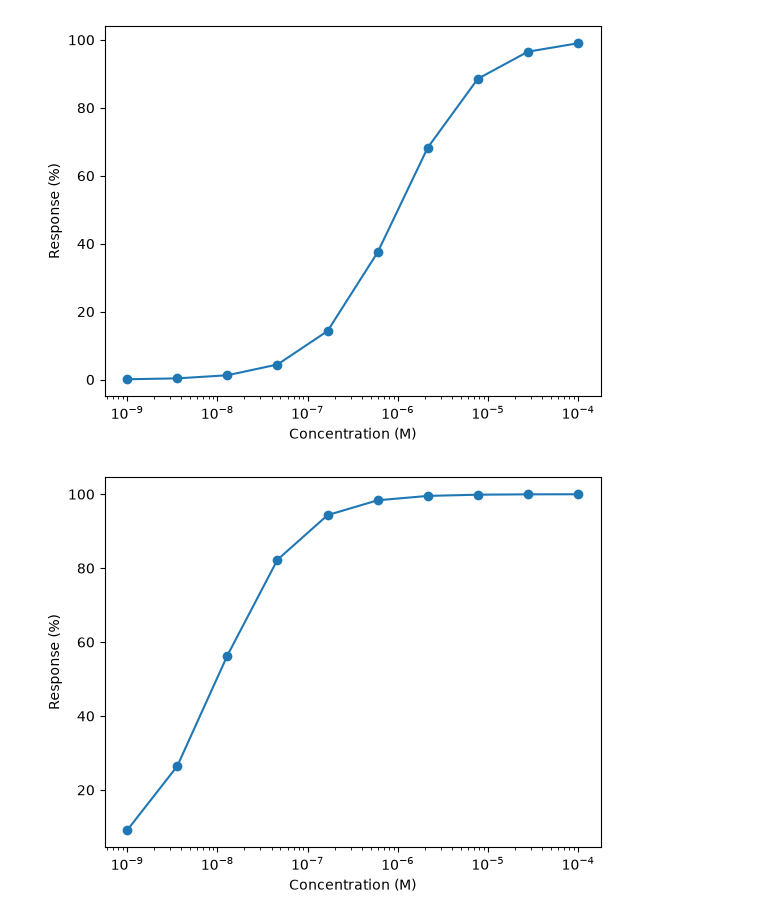
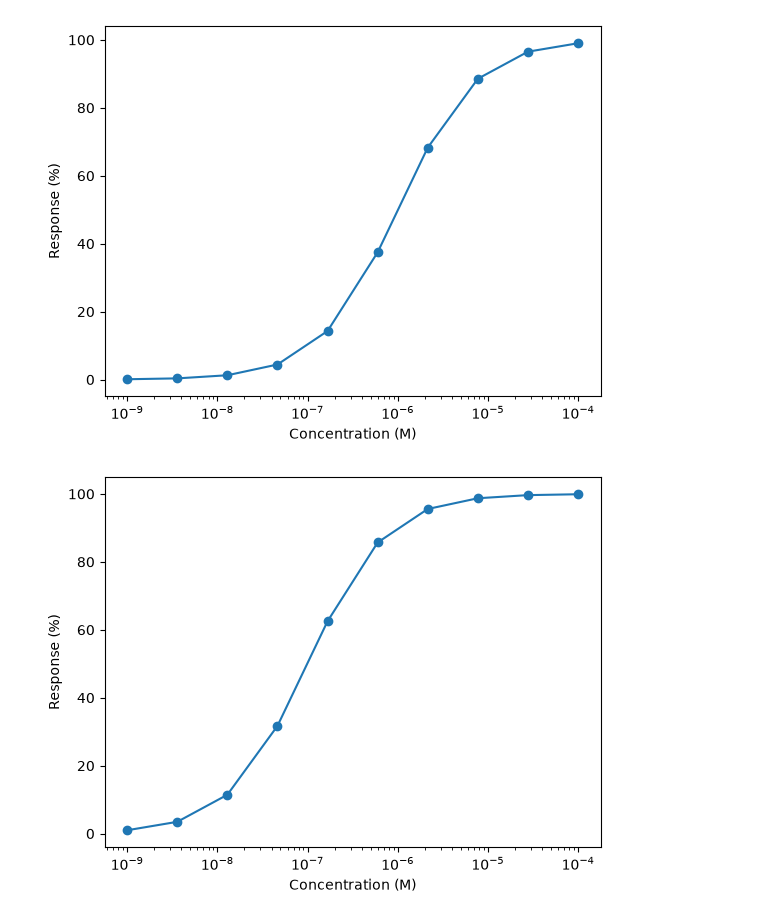
Before and after one commit to Kyan-Huang/python_learning, a Jupyter notebook: day1.ipynb, the cells around one changed output. Cells and saved outputs as stored; diff of their text form; code cells hidden in the pictures.

```diff
--- a/day1.ipynb
+++ b/day1.ipynb
@@ -17,10 +17,10 @@ plt.show()
 [figure]
 # %%
 conc = np.logspace(-9, -4, 10)          # 1 nM to 100 µM
-response = 100 / (1 + (1e-8 / conc))    # simple inhibition-style curve
+response = 100 / (1 + (1e-7 / conc))    # simple inhibition-style curve
 plt.semilogx(conc, response, "o-")
 plt.xlabel("Concentration (M)")
 plt.ylabel("Response (%)")
 plt.show()
 # %% [output]
-[figure, old version]
+[figure, new version]
```
